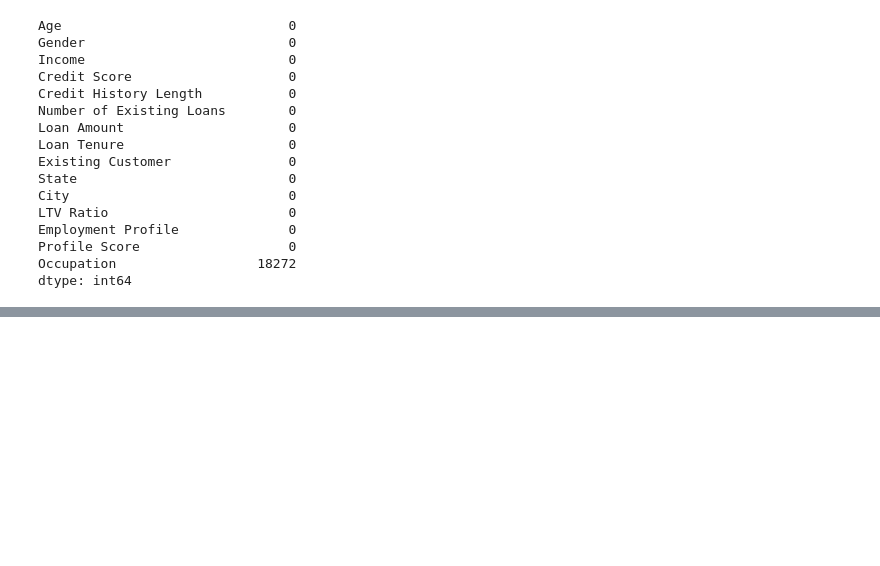
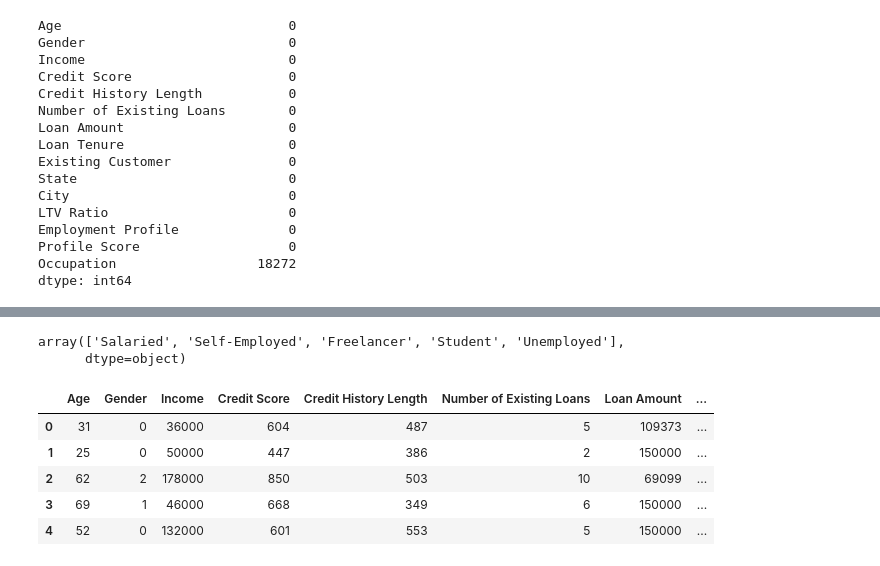
Before and after one commit to saptarshipal1/Two_wheeler_loan, a Jupyter notebook: Two_wheeler_loan.ipynb, the cells around one changed output, grey strips where cells are left out. Saved outputs shown, nothing was run; the diff lists cells and outputs as text; code cells hidden in the pictures; blank space fills up the shorter version.

```diff
--- a/Two_wheeler_loan.ipynb
+++ b/Two_wheeler_loan.ipynb
@@ -145,0 +133,20 @@ cat_features.loc['Gender']
+# %%
+cat_features['Employment Profile'].unique()
+# %% [output]
+array(['Salaried', 'Self-Employed', 'Freelancer', 'Student', 'Unemployed'],
+      dtype=object)
+# %%
+cat_values =  {"Gender": {"Male": 0, "Female": 1, "Other": 2},
+               "Existing Customer": {"Yes": 1, "No": 0},
+               'Employment Profile': {'Salaried':0, 'Self-Employed':1, 'Freelancer':3, 'Student':4, 'Unemployed':5}
+    }
+
+df1 = df1.replace(cat_values)
+df1.head()
+# %% [output]
+|  | Age | Gender | Income | Credit Score | Credit History Length | Number of Existing Loans | Loan Amount | ... |
+| 0 | 31 | 0 | 36000 | 604 | 487 | 5 | 109373 | ... |
+| 1 | 25 | 0 | 50000 | 447 | 386 | 2 | 150000 | ... |
+| 2 | 62 | 2 | 178000 | 850 | 503 | 10 | 69099 | ... |
+| 3 | 69 | 1 | 46000 | 668 | 349 | 6 | 150000 | ... |
+| 4 | 52 | 0 | 132000 | 601 | 553 | 5 | 150000 | ... |
```
Also changed, not shown: parts of 6 cells of this notebook.
